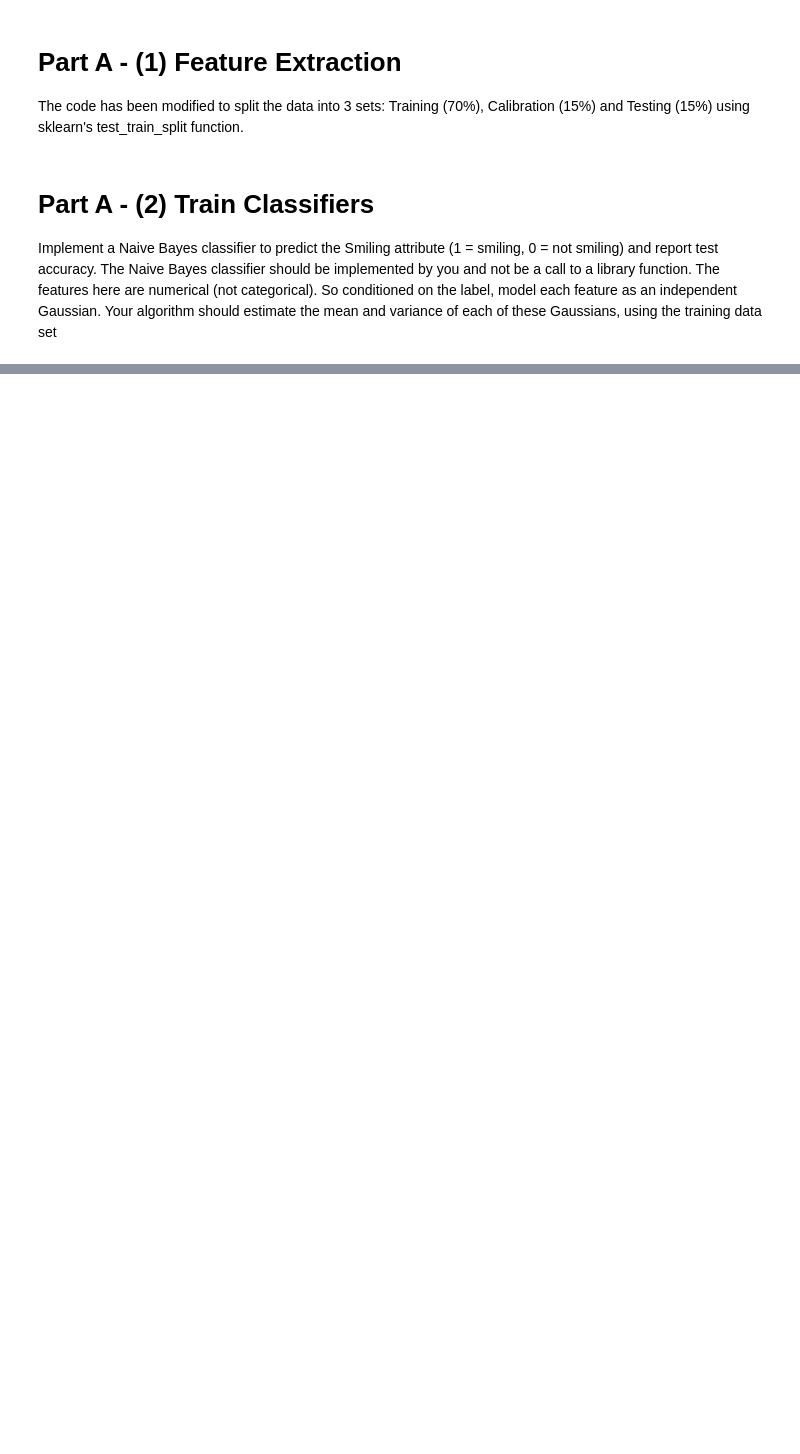
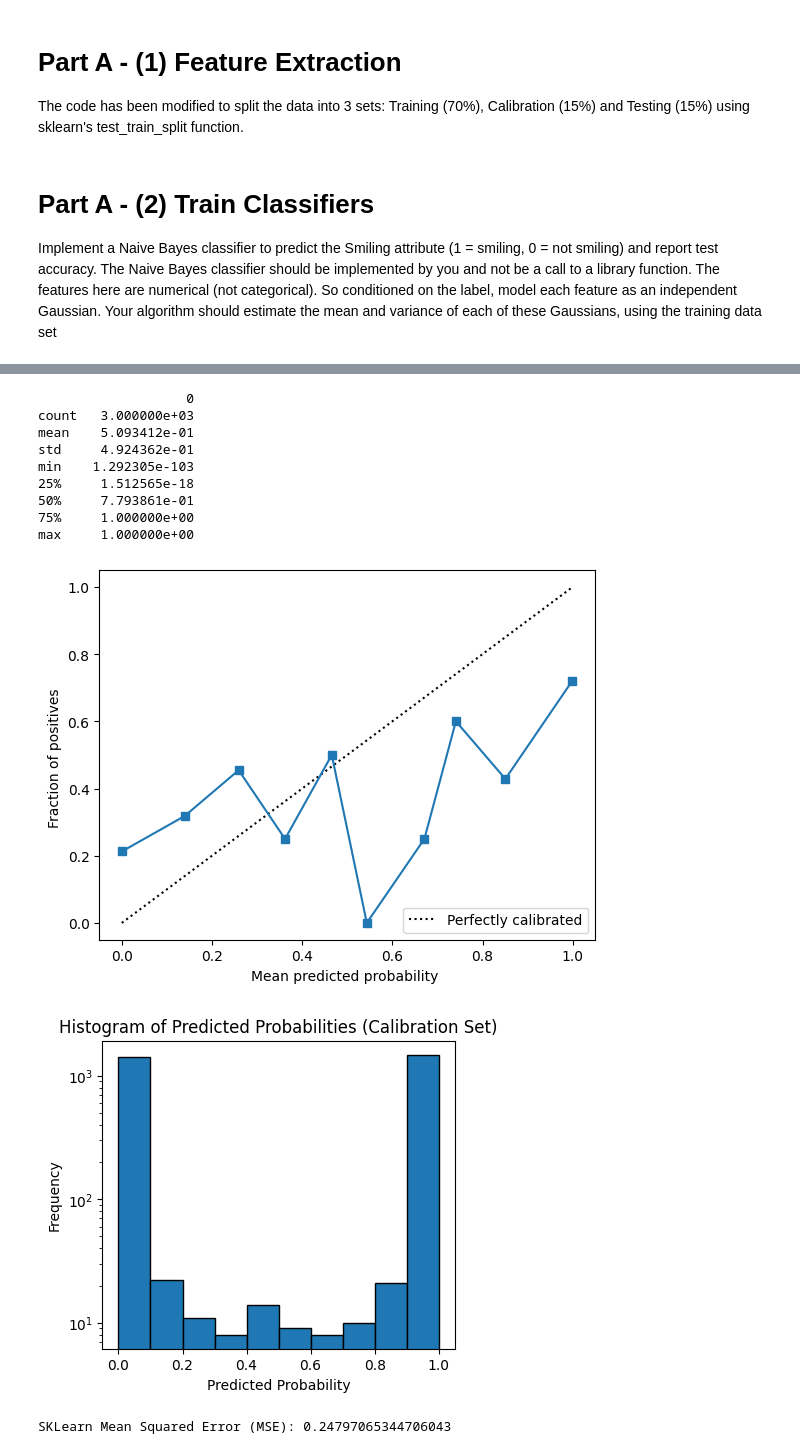
Before and after one commit to ArtyBr/cs342_cw, a Jupyter notebook: project.ipynb, the cells around one changed output, grey strips where cells are left out. Cells and saved outputs as stored; diff of their text form; code cells hidden in the pictures; blank space fills up the shorter version.

```diff
--- a/project.ipynb
+++ b/project.ipynb
@@ -131,0 +112,37 @@ calib_data = all_data.iloc[test_end:]
+# %%
+# compare with sklearn inbuilt GaussianNB
+sklearn_gnb = GaussianNB()
+sklearn_gnb.fit(X_train, y_train["Smiling"])
+sklearn_cal_preds = sklearn_gnb.predict_proba(X_cal)[:, 1]
+
+prob_true, prob_pred = calibration_curve(y_calib["Smiling"], sklearn_cal_preds, n_bins=10)
+from sklearn.calibration import CalibrationDisplay
+disp = CalibrationDisplay(prob_true, prob_pred, sklearn_cal_preds)
+disp.plot()
+print(pd.DataFrame(sklearn_cal_preds).describe())
+# Plot histogram of predicted probabilities for calibration set
+plt.figure(figsize=(10, 4))
+plt.subplot(1, 2, 1)
+plt.hist(sklearn_cal_preds, bins=10, range=(0, 1), edgecolor='black', log=True)
+plt.title('Histogram of Predicted Probabilities (Calibration Set)')
+plt.xlabel('Predicted Probability')
+plt.ylabel('Frequency')
+plt.show()
+
+# SKLearn ECE and MSE for comparison
+from sklearn.metrics import mean_squared_error
+sklearn_mse = mean_squared_error(y_calib["Smiling"].values, sklearn_cal_preds)
+print(f"SKLearn Mean Squared Error (MSE): {sklearn_mse}")
+# %% [output]
+                   0
+count   3.000000e+03
+mean    5.093412e-01
+std     4.924362e-01
+min    1.292305e-103
+25%     1.512565e-18
+50%     7.793861e-01
+75%     1.000000e+00
+max     1.000000e+00
+[figure, added]
+[figure, added]
+SKLearn Mean Squared Error (MSE): 0.24797065344706043
```
Also changed, not shown: parts of 17 cells of this notebook, 6 other files.
